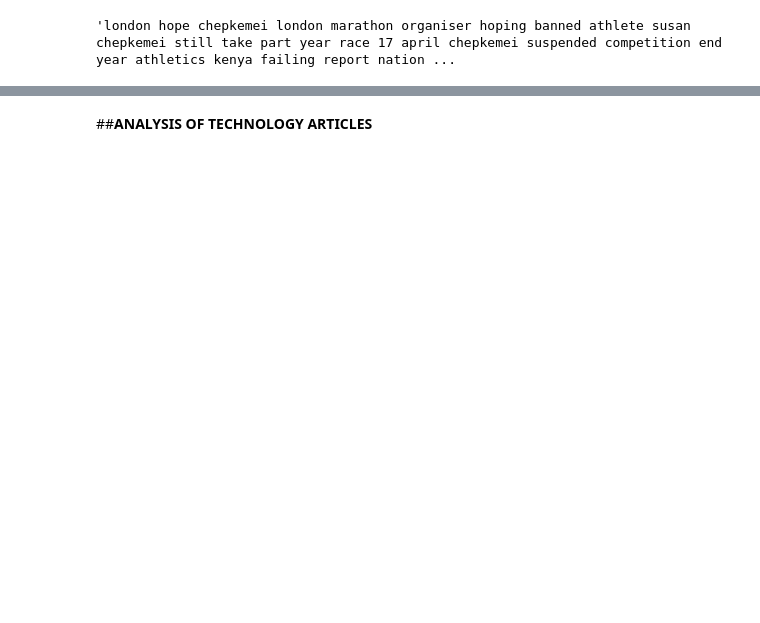
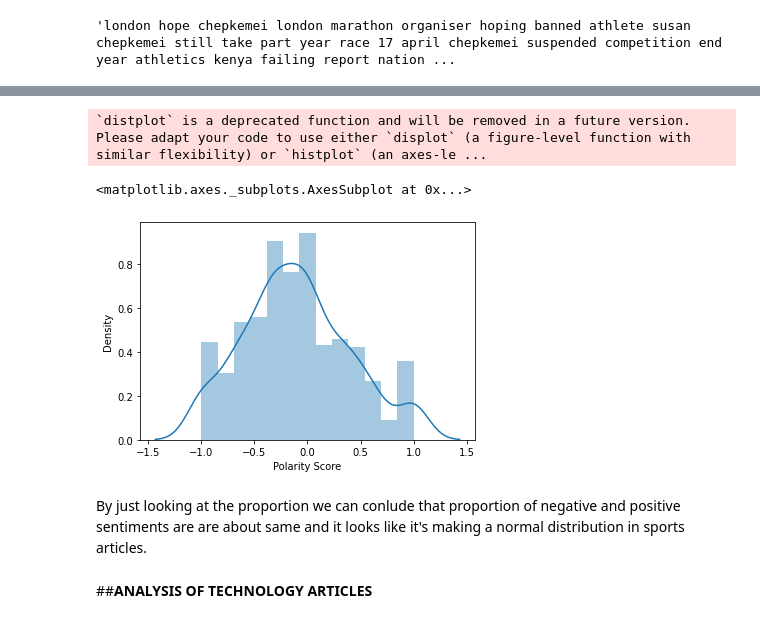
Before and after one commit to Rahul711sharma/News-Topic-Modeling-NLP, a Jupyter notebook: Topic_Modeling.ipynb, the cells around one changed output, grey strips where cells are left out. Saved outputs shown, nothing was run; the diff lists cells and outputs as text; code cells hidden in the pictures; blank space fills up the shorter version.

```diff
--- a/Topic_Modeling.ipynb
+++ b/Topic_Modeling.ipynb
@@ -792,6 +797,14 @@ polarity_score(sport)
 | 2 | offcolour gardener storm win brit... | 21 | 239 | 165 | 11 | 1 | ... |
 | 3 | holmes secures comeback victory b... | 14 | 130 | 89 | 9 | 1 | ... |
 | 4 | greene set sight world title maur... | 23 | 208 | 141 | 9 | 6 | ... |
+# %%
+sns.distplot(sport['Polarity Score'])
+# %% [output]
+`distplot` is a deprecated function and will be removed in a future version. Please adapt your code to use either `displot` (a figure-level function with similar flexibility) or `histplot` (an axes-le ...
+<matplotlib.axes._subplots.AxesSubplot at 0x...>
+[figure, added]
+# %% [markdown]
+By just looking at the proportion we can conlude that proportion of negative and positive sentiments are are about same and it looks like it's making a normal distribution in sports articles.
 # %% [markdown]
 ##**ANALYSIS OF TECHNOLOGY ARTICLES**
 # %%
```
Also changed, not shown: parts of 35 cells of this notebook.
